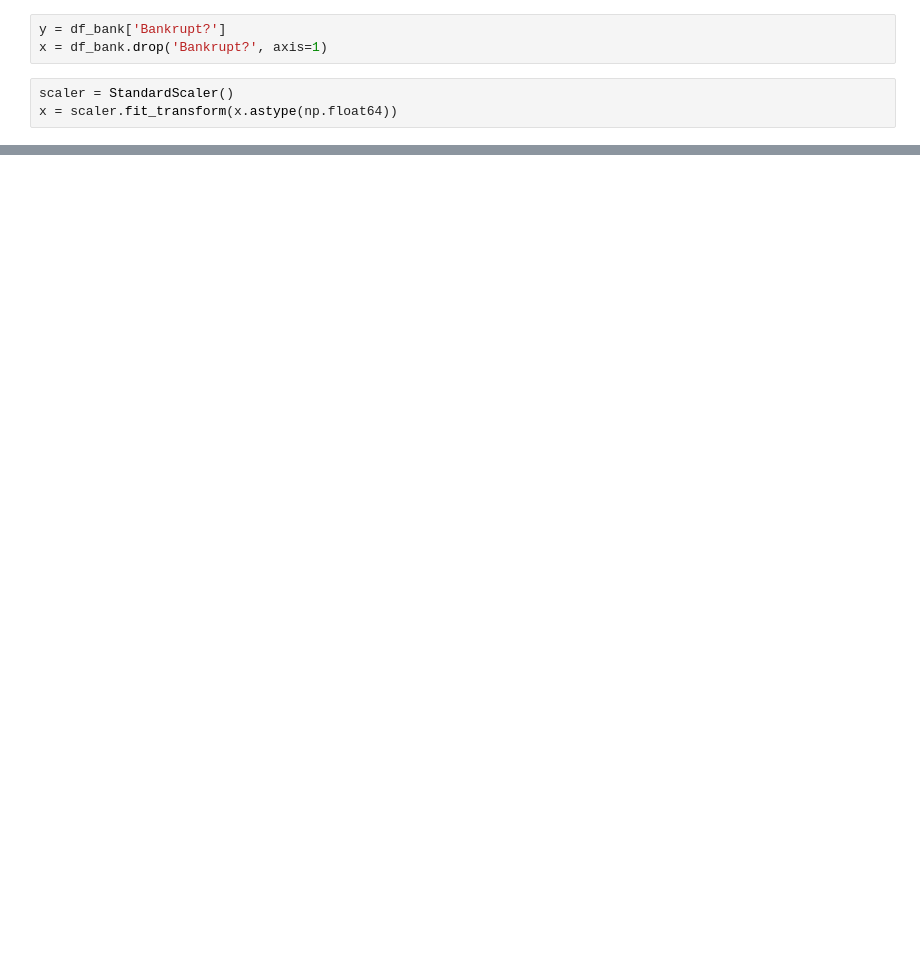
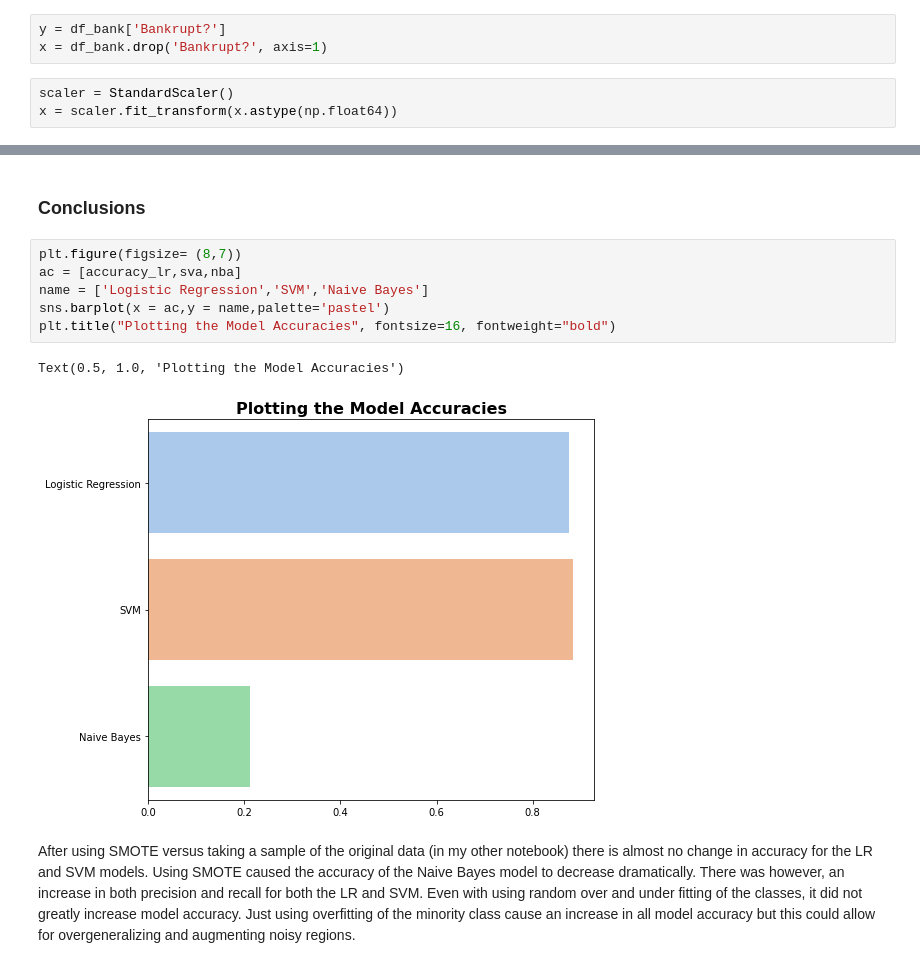
Before and after one commit to erinmcmahon26/Company-Bankruptcy-Prediction, a Jupyter notebook: Company_Bankruptcy_SMOTE.ipynb, the cells around one changed output, grey strips where cells are left out. Drawn from its saved outputs; the diff is of its cells as text; blank space fills up the shorter version.

```diff
--- a/Company_Bankruptcy_SMOTE.ipynb
+++ b/Company_Bankruptcy_SMOTE.ipynb
@@ -141,0 +170,13 @@ weighted avg       0.78      0.72      0.70      2640
+# %% [markdown]
+### Conclusions
+# %%
+plt.figure(figsize= (8,7))
+ac = [accuracy_lr,sva,nba]
+name = ['Logistic Regression','SVM','Naive Bayes']
+sns.barplot(x = ac,y = name,palette='pastel')
+plt.title("Plotting the Model Accuracies", fontsize=16, fontweight="bold")
+# %% [output]
+Text(0.5, 1.0, 'Plotting the Model Accuracies')
+[figure, added]
+# %% [markdown]
+After using SMOTE versus taking a sample of the original data (in my other notebook) there is almost no change in accuracy for the LR and SVM models. Using SMOTE caused the accuracy of the Naive Bayes model to decrease dramatically. There was however, an increase in both precision and recall for both the LR and SVM. Even with using random over and under fitting of the classes, it did not greatly increase model accuracy. Just using overfitting of the minority class cause an increase in all model accuracy but this could allow for overgeneralizing and augmenting noisy regions.
```
Also changed, not shown: parts of 27 cells of this notebook.
